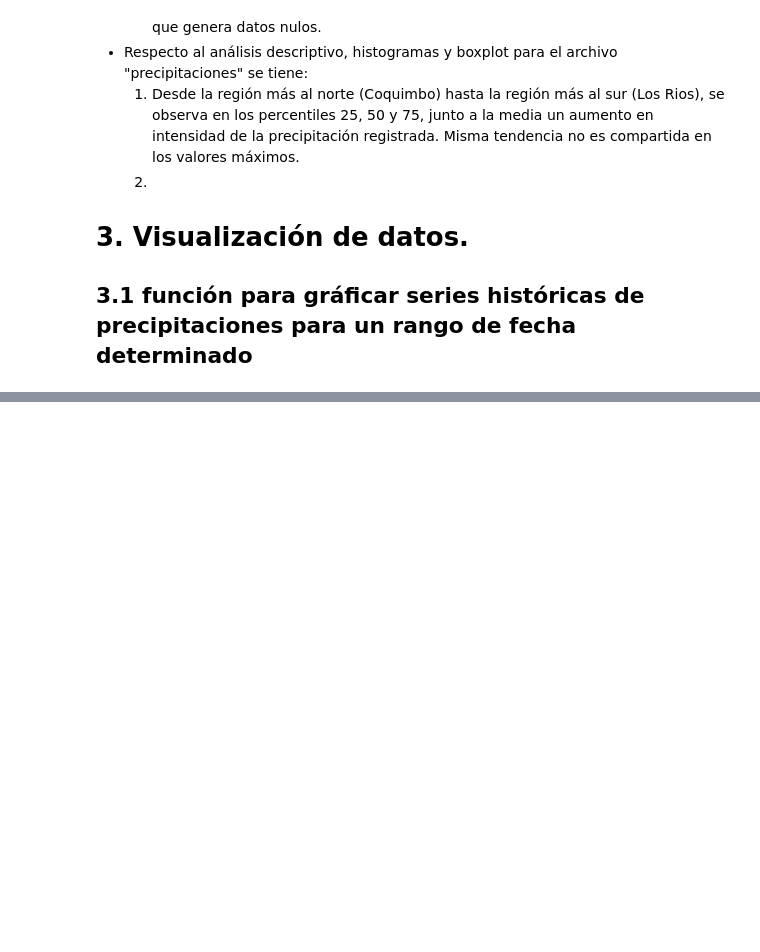
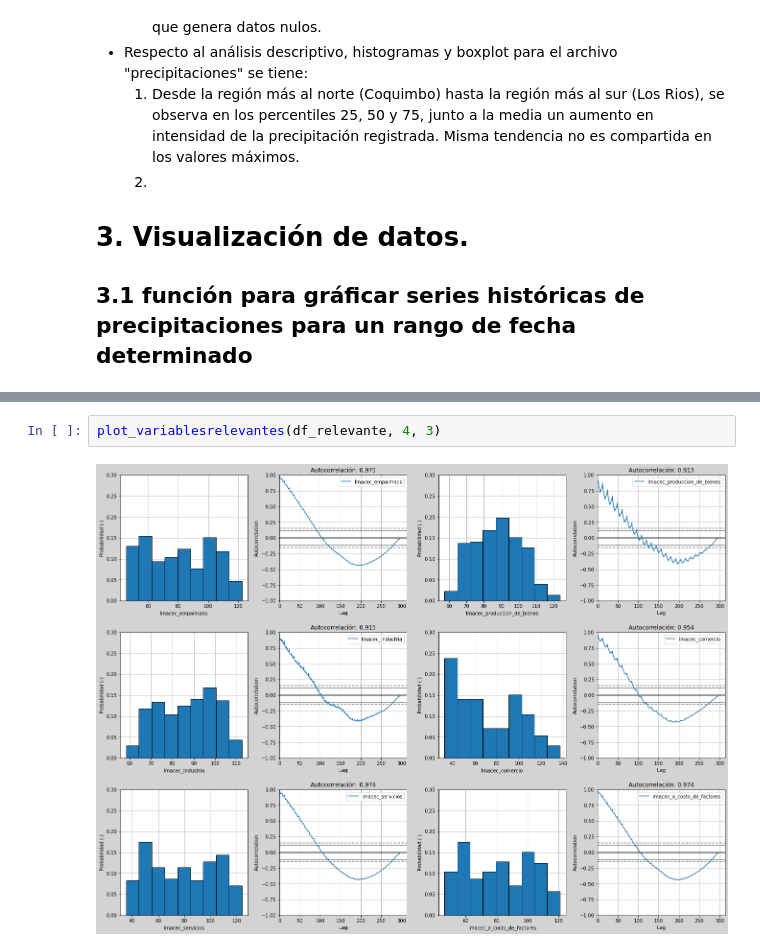
Before and after one commit to maniconaji/desafio_spike_precios, a Jupyter notebook: DesafíoSpikeManuelHuerta_v2.ipynb, the cells around one changed output, grey strips where cells are left out. Cells and saved outputs as stored; diff of their text form; blank space fills up the shorter version.

```diff
--- a/DesafíoSpikeManuelHuerta_v2.ipynb
+++ b/DesafíoSpikeManuelHuerta_v2.ipynb
@@ -259,0 +338,4 @@ plotSTBancoCentral(bc, "PIB_Servicios_financieros", "2013-01-01", '2020-11-01')
+# %%
+plot_variablesrelevantes(df_relevante, 4, 3)
+# %% [output]
+[figure, added]
```
Also changed, not shown: parts of 25 cells of this notebook, 2 other files.
